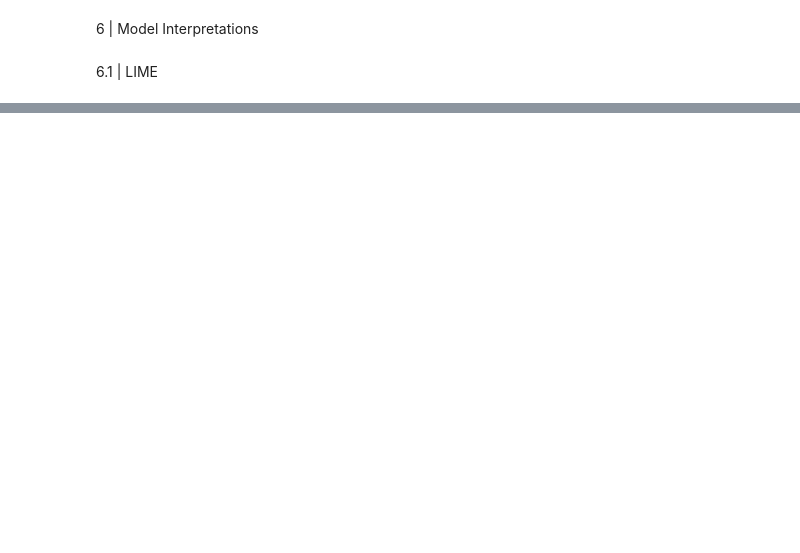
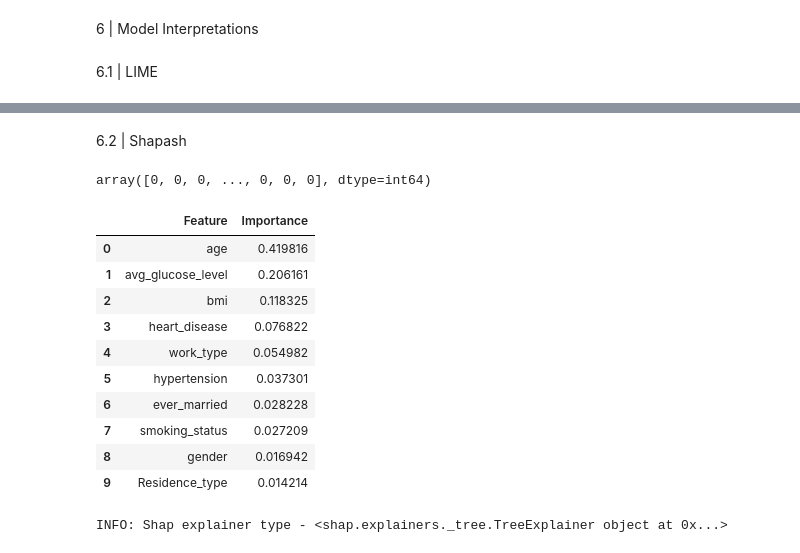
Before and after one commit to chalana-b/Stroke-Prediction, a Jupyter notebook: predictions.ipynb, the cells around one changed output, grey strips where cells are left out. Drawn from its saved outputs; the diff is of its cells as text; code cells hidden in the pictures; blank space fills up the shorter version.

Commit message:
Model Interpretation - SHAP

```diff
--- a/predictions.ipynb
+++ b/predictions.ipynb
@@ -548,3 +548,35 @@ plt.show()
 exp.show_in_notebook(show_table=True)
 # %% [output]
 [interactive output not drawn]
+# %% [markdown]
+6.2 | Shapash
+# %%
+model = RandomForestClassifier(max_depth=5, random_state=42, n_estimators=12)
+model=model.fit(X_train, y_train)
+rf_y_pred = model.predict(X_test)
+rf_y_pred
+# %% [output]
+array([0, 0, 0, ..., 0, 0, 0], dtype=int64)
+# %%
+fi=pd.DataFrame({'Feature': X_train.columns, 'Importance': model.feature_importances_})
+fi.sort_values(by='Importance',ascending=False,ignore_index=True)
+# %% [output]
+|  | Feature | Importance |
+| 0 | age | 0.419816 |
+| 1 | avg_glucose_level | 0.206161 |
+| 2 | bmi | 0.118325 |
+| 3 | heart_disease | 0.076822 |
+| 4 | work_type | 0.054982 |
+| 5 | hypertension | 0.037301 |
+| 6 | ever_married | 0.028228 |
+| 7 | smoking_status | 0.027209 |
+| 8 | gender | 0.016942 |
+| 9 | Residence_type | 0.014214 |
+# %%
+from shapash.explainer.smart_explainer import SmartExplainer
+xpl = SmartExplainer(model)
+xpl.compile(x=X_test)
+xpl.plot.features_importance()
+#features_importance.plot(top_n_features=10)
+# %% [output]
+INFO: Shap explainer type - <shap.explainers._tree.TreeExplainer object at 0x...>
```
Also changed, not shown: parts of 13 cells of this notebook.
